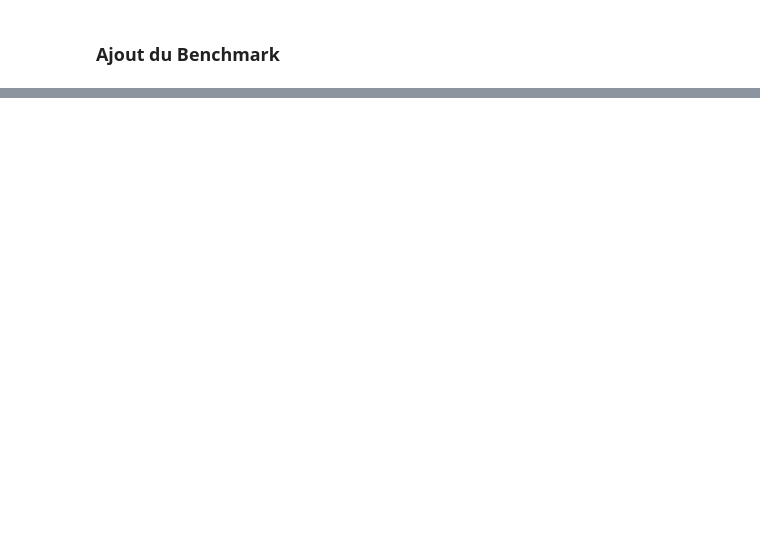
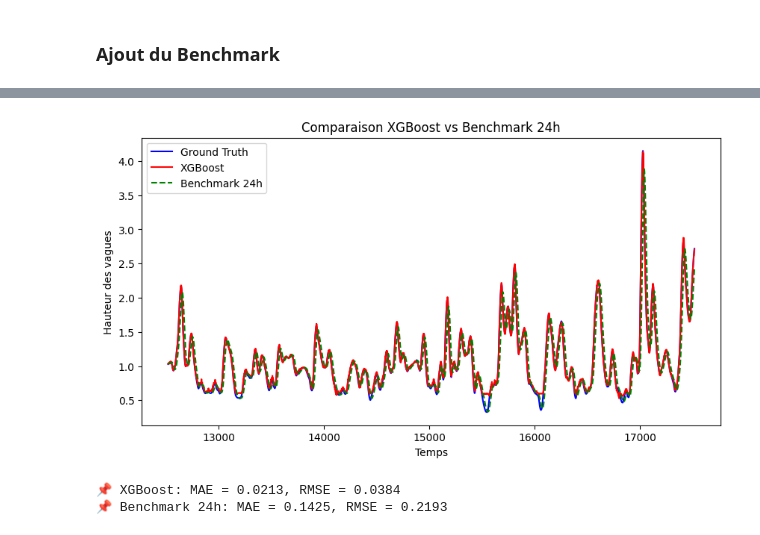
Before and after one commit to vonguyenthaonhi/SERIE-TEMPORELLE-MOSEF, a Jupyter notebook: modelisation.ipynb, the cells around one changed output, grey strips where cells are left out. Drawn from its saved outputs; the diff is of its cells as text; code cells hidden in the pictures; blank space fills up the shorter version.

```diff
--- a/modelisation.ipynb
+++ b/modelisation.ipynb
@@ -330,0 +453,24 @@ print(f"📌 Benchmark 24h: MAE = {mae_benchmark:.4f}, RMSE = {rmse_benchmark:.4
+# %%
+plt.figure(figsize=(10,5))
+plt.plot(y_test.index, y_test, label='Ground Truth', color='blue')
+plt.plot(y_test.index, y_test_pred, label='XGBoost', color='red')
+plt.plot(y_test.index, y_pred_benchmark, label='Benchmark 24h', color='green', linestyle="dashed")
+
+plt.xlabel('Temps')
+plt.ylabel('Hauteur des vagues')
+plt.title('Comparaison XGBoost vs Benchmark 24h')
+plt.legend()
+plt.show()
+# %% [output]
+[figure, added]
+# %%
+# 📌 Calcul des performances du benchmark
+mae_benchmark = mean_absolute_error(y_test, y_pred_benchmark)
+rmse_benchmark = np.sqrt(mean_squared_error(y_test, y_pred_benchmark))
+
+# 📌 Affichage des performances
+print(f"📌 XGBoost: MAE = {mae_test:.4f}, RMSE = {rmse_test:.4f}")
+print(f"📌 Benchmark 24h: MAE = {mae_benchmark:.4f}, RMSE = {rmse_benchmark:.4f}")
+# %% [output]
+📌 XGBoost: MAE = 0.0213, RMSE = 0.0384
+📌 Benchmark 24h: MAE = 0.1425, RMSE = 0.2193
```
Also changed, not shown: parts of 16 cells of this notebook.
